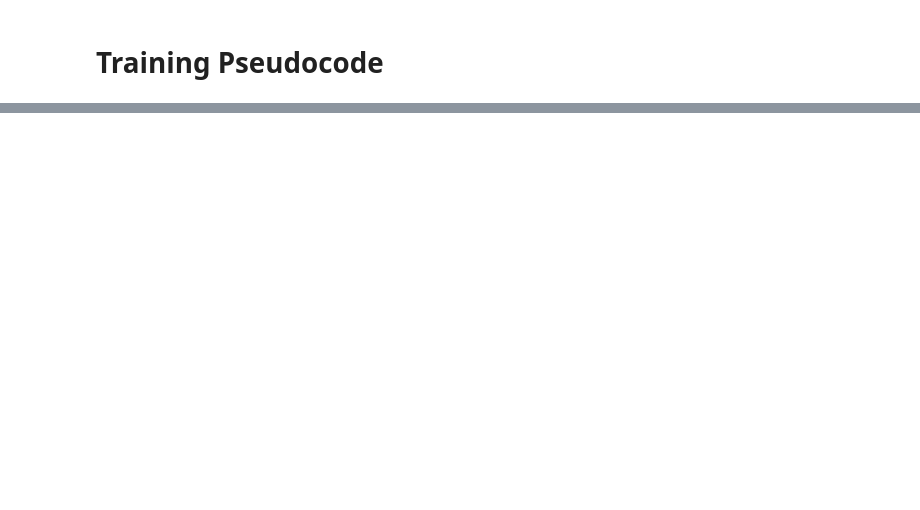
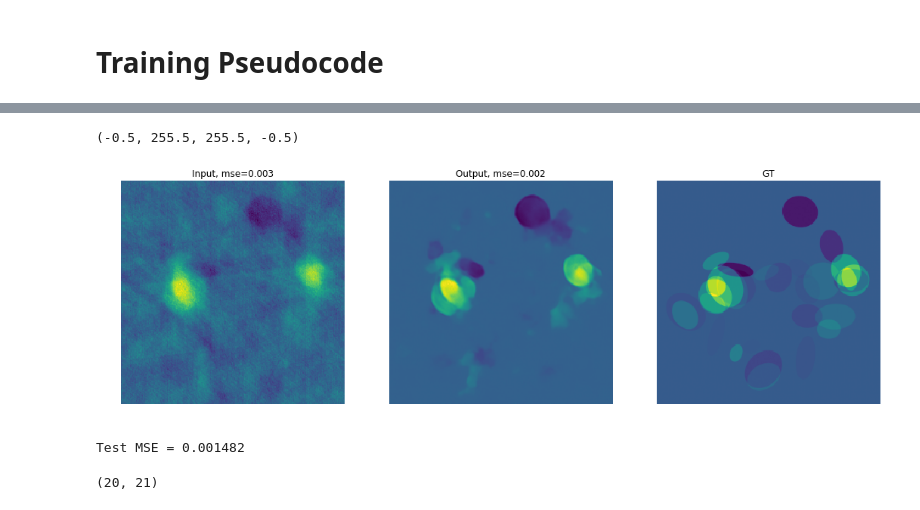
Before and after one commit to thejihuijin/PytorchModels, a Jupyter notebook: Discriminator/GANS.ipynb, the cells around one changed output, grey strips where cells are left out. Cells and saved outputs as stored; diff of their text form; code cells hidden in the pictures; blank space fills up the shorter version.

Commit message:
Basic eval code

```diff
--- a/Discriminator/GANS.ipynb
+++ b/Discriminator/GANS.ipynb
@@ -320,0 +364,3 @@ True
+# %%
+#D = Discriminator()
+G = Generator()
@@ -321,10 +373,11 @@ True
 # %%
 torch.cuda.empty_cache()
-num_epochs = 10
+num_epochs = 500
 
 GPU = True
 if GPU:
-    D = D.cuda()
+    # D = D.cuda()
     G = G.cuda()
-d_losses, g_losses = train_GANs(G,D,faketrainloader,realtrainloader,num_epochs=num_epochs,GPU=GPU)
+# d_losses, g_losses = train_GANs(G,D,faketrainloader,realtrainloader,num_epochs=num_epochs,save_epoch=25,GPU=GPU)
+train_net(G,faketrainloader,num_epochs=num_epochs,GPU=GPU,save_epoch=25)
 # %% [output]
@@ -359,26 +422,29 @@ fakeiter = iter(faketrainloader)
 # %%
-y,x = fakeiter.next()
-
+y,x = testiter.next()
+G.eval()
 GPU = True
 if GPU:
-    xhat = G(Variable(y.cuda()))
+    xhat = G(Variable(y.cuda(),volatile=True))
     xhat = xhat.cpu().data
 else:
     xhat = G(Variable(y)).data
-plt.figure(figsize=(12,4))
+plt.figure(figsize=(18,6))
 plt.subplot(131)
 mse =torch.mean((y[0,0,:,:]-x[0,0,:,:])**2)
 plt.imshow(y[0,0,...].numpy())
 plt.title('Input, mse=%.3f'%(mse))
 plt.axis('off')
 
 mse =torch.mean((xhat[0,0,:,:]-x[0,0,:,:])**2)
 plt.subplot(132)
 plt.imshow(xhat[0,0,...].numpy())
 plt.title('Output, mse=%.3f'%(mse))
 plt.axis('off')
 
 plt.subplot(133)
 plt.imshow(x[0,0,...].numpy())
 plt.title('GT')
 plt.axis('off')
+# %% [output]
+(-0.5, 255.5, 255.5, -0.5)
+[figure, added]
@@ -386,0 +466,9 @@ print(np.min(y.numpy()),np.max(y.numpy()))
+# %%
+mse = test_mse(G,testloader)
+print('Test MSE = %f'%(mse))
+# %% [output]
+Test MSE = 0.001482
+# %%
+len(range(0,500,25)), len(trained_nets)
+# %% [output]
+(20, 21)
```
Also changed, not shown: parts of 26 cells of this notebook, 1 other file.
